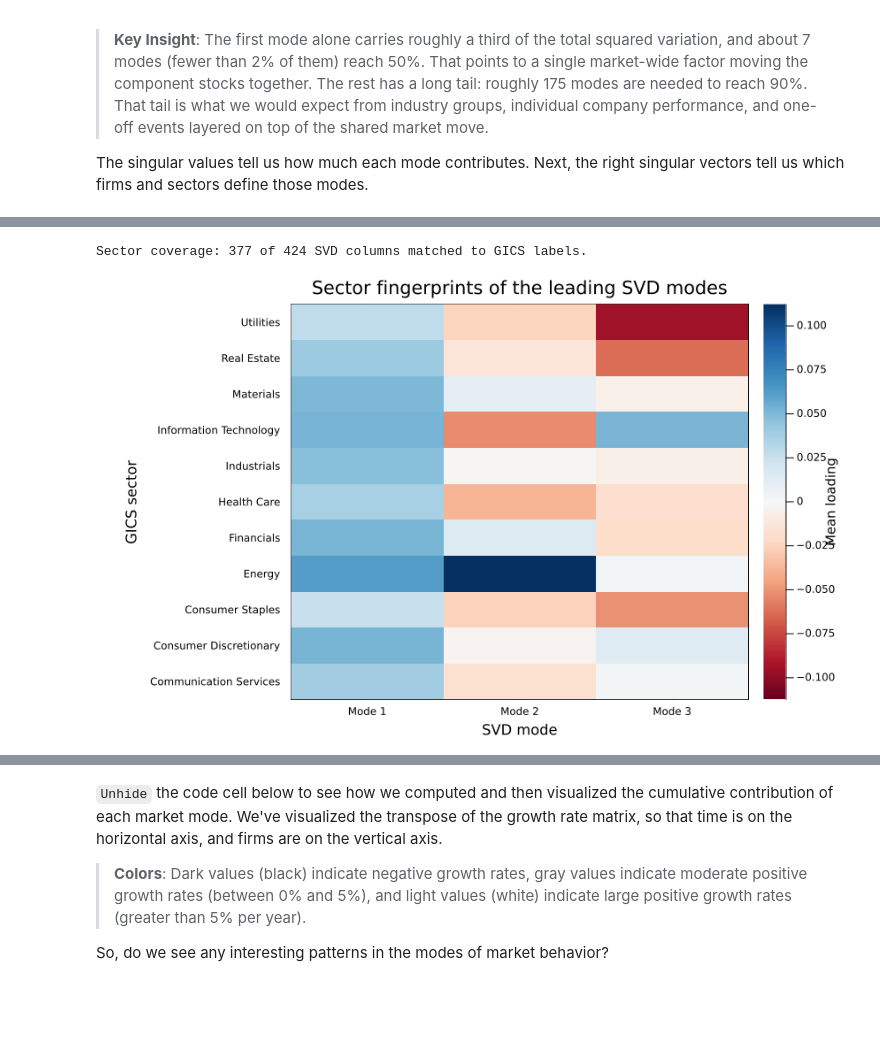
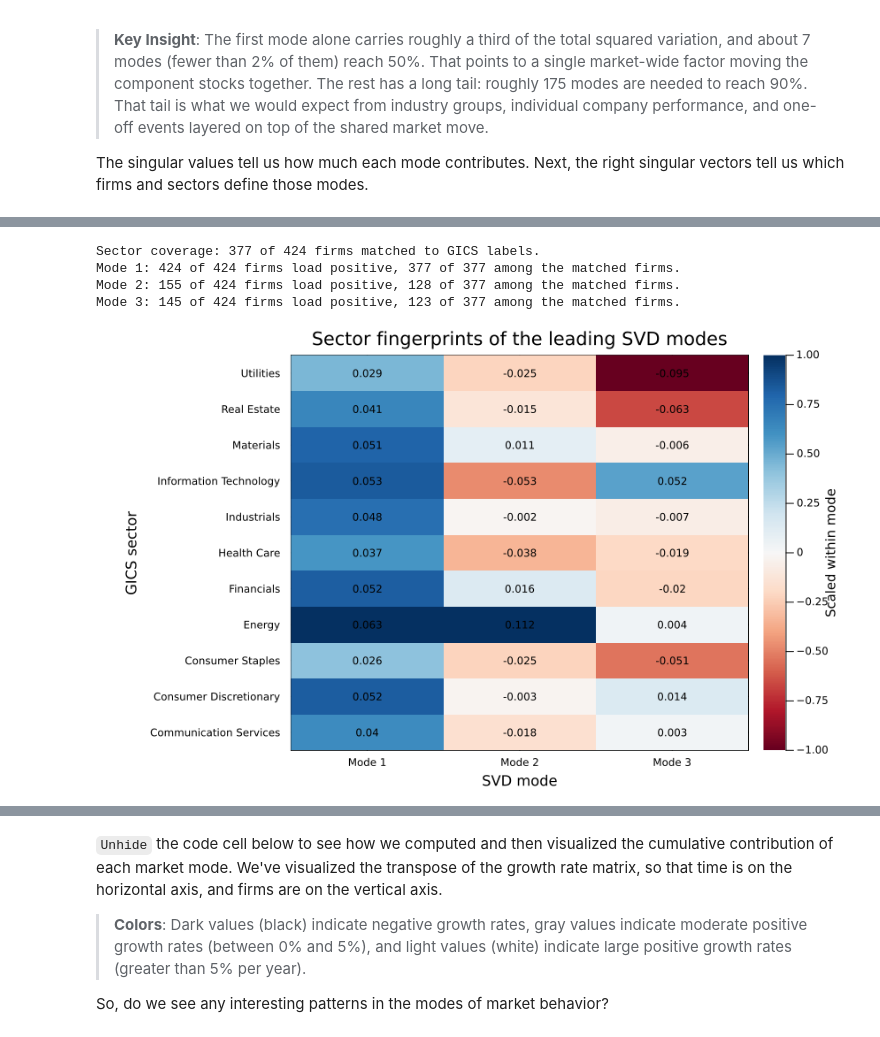
Before and after one commit to varnerlab/CHEME-5660-CourseRepository-Fall-2026, a Jupyter notebook: lectures/week-3/L3a/CHEME-5660-L3a-SVD-SP500-Example-Fall-2026.ipynb, the cells around one changed output, grey strips where cells are left out. Drawn from its saved outputs; the diff is of its cells as text; code cells hidden in the pictures; blank space fills up the shorter version.

```diff
--- a/lectures/week-3/L3a/CHEME-5660-L3a-SVD-SP500-Example-Fall-2026.ipynb
+++ b/lectures/week-3/L3a/CHEME-5660-L3a-SVD-SP500-Example-Fall-2026.ipynb
@@ -258,41 +264,67 @@ let
     loading_data = DataFrame(:Symbol => list_of_tickers);
     for mode_index in axes(oriented_loadings, 2)
         loading_data[!, Symbol("Mode $(mode_index)")] = oriented_loadings[:, mode_index];
     end
     sector_data = select(MySP500SectorDataSet(), :Symbol, Symbol("GICS Sector"));
     matched_loadings = innerjoin(loading_data, sector_data; on=:Symbol);
-    println("Sector coverage: $(nrow(matched_loadings)) of $(nrow(loading_data)) SVD columns matched to GICS labels.");
+    println("Sector coverage: $(nrow(matched_loadings)) of $(nrow(loading_data)) firms matched to GICS labels.");
+
+    # How one-sided is each mode? A mode with all loadings of one sign cannot group sectors.
+    for mode_index in axes(oriented_loadings, 2)
+        all_loadings = oriented_loadings[:, mode_index];
+        matched_firm_loadings = matched_loadings[!, Symbol("Mode $(mode_index)")];
+        println("Mode $(mode_index): $(count(>(0), all_loadings)) of $(length(all_loadings)) firms load positive, "*
+                "$(count(>(0), matched_firm_loadings)) of $(length(matched_firm_loadings)) among the matched firms.");
+    end
 
     # Average the aligned firm loadings within each sector.
     sector_loading_summary = combine(groupby(matched_loadings, Symbol("GICS Sector"))) do frame
         (; [Symbol("Mode $(mode_index)") => mean(frame[!, Symbol("Mode $(mode_index)")])
             for mode_index in axes(oriented_loadings, 2)]...)
     end;
     sort!(sector_loading_summary, Symbol("GICS Sector"));
 
-    # Display the sector fingerprints on one common diverging color scale.
     sector_names = sector_loading_summary[!, Symbol("GICS Sector")];
     loading_matrix = Matrix(sector_loading_summary[:, Not(Symbol("GICS Sector"))]);
-    loading_limit = maximum(abs, loading_matrix);
-    heatmap(
+
+    # Scale each mode by its own largest absolute sector mean, so the contrasts
+    # inside every mode stay visible on one picture.
+    scaled_matrix = similar(loading_matrix);
+    for mode_index in axes(loading_matrix, 2)
+        scaled_matrix[:, mode_index] = loading_matrix[:, mode_index] ./ maximum(abs, loading_matrix[:, mode_index]);
+    end
+
+    plt = heatmap(
         1:number_of_modes_to_compare,
         sector_names,
-        loading_matrix;
+        scaled_matrix;
         color=:RdBu,
-        clims=(-loading_limit, loading_limit),
-        colorbar_title="Mean loading",
-        xticks=(1:number_of_modes_to_compare, ["Mode $(i)" for i in 1:number_of_modes_to_compare]),
+        clims=(-1, 1),
+        colorbar_title="Scaled within mode",
+        xticks=(1:number_of_modes_to_compare, ["Mode $(k)" for k in 1:number_of_modes_to_compare]),
         xlabel="SVD mode",
         ylabel="GICS sector",
         title="Sector fingerprints of the leading SVD modes",
         background_color=:white,
         background_color_outside=:white,
         framestyle=:box,
         left_margin=10Plots.mm,
         size=(850, 520),
     )
+
+    # Print the unscaled mean loading in each cell. A categorical y-axis puts the row
+    # sector_index across [sector_index - 1, sector_index], so its center is sector_index - 0.5.
+    for sector_index in axes(loading_matrix, 1), mode_index in axes(loading_matrix, 2)
+        annotate!(plt, mode_index, sector_index - 0.5,
+            text(string(round(loading_matrix[sector_index, mode_index], digits=3)), 8, :black));
+    end
+
+    plt
 end
 # %% [output]
-Sector coverage: 377 of 424 SVD columns matched to GICS labels.
+Sector coverage: 377 of 424 firms matched to GICS labels.
+Mode 1: 424 of 424 firms load positive, 377 of 377 among the matched firms.
+Mode 2: 155 of 424 firms load positive, 128 of 377 among the matched firms.
+Mode 3: 145 of 424 firms load positive, 123 of 377 among the matched firms.
-[figure, old version]
+[figure, new version]
 # %% [markdown]
```
Also changed, not shown: parts of 10 cells of this notebook, 1 other file.
